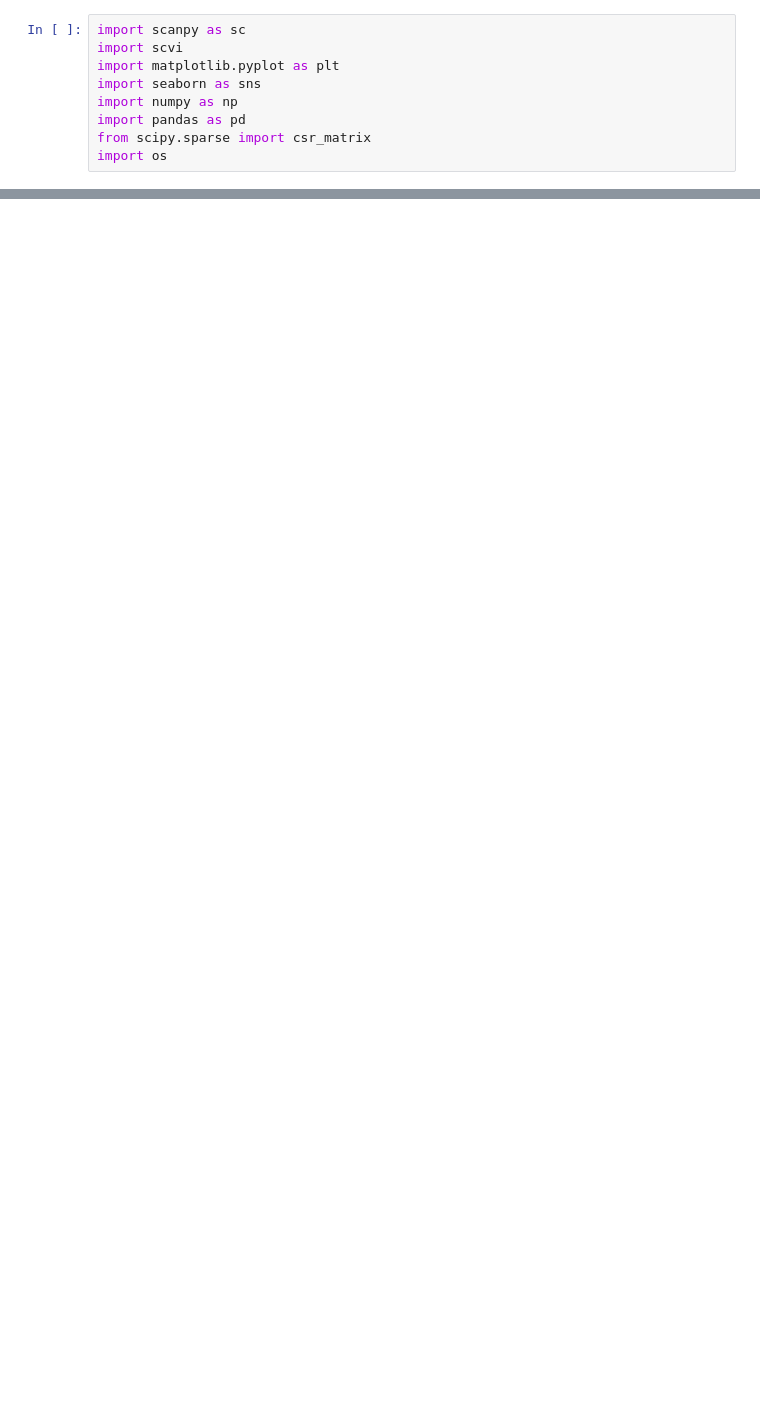
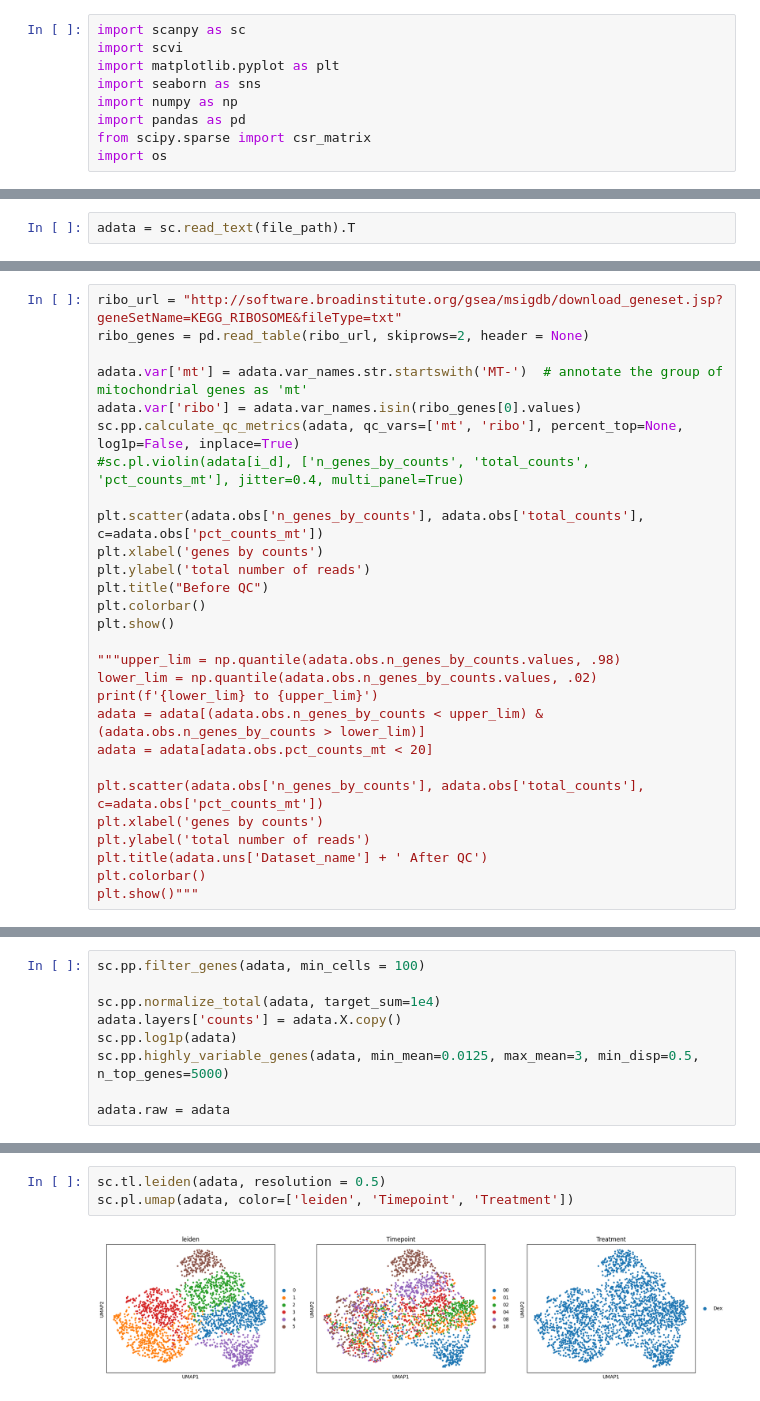
Before and after one commit to Formanj-0/UpDown_Project, a Jupyter notebook: WorkSpace/DEX_DATA4SSIT.ipynb, the cells around one changed output, grey strips where cells are left out. Saved outputs shown, nothing was run; the diff lists cells and outputs as text; blank space fills up the shorter version.

```diff
--- a/WorkSpace/DEX_DATA4SSIT.ipynb
+++ b/WorkSpace/DEX_DATA4SSIT.ipynb
@@ -11,0 +23,2 @@ import os
+# %%
+adata = sc.read_text(file_path).T
@@ -11,0 +47,28 @@ import os
+# %%
+ribo_url = "http://software.broadinstitute.org/gsea/msigdb/download_geneset.jsp?geneSetName=KEGG_RIBOSOME&fileType=txt"
+ribo_genes = pd.read_table(ribo_url, skiprows=2, header = None)
+
+adata.var['mt'] = adata.var_names.str.startswith('MT-')  # annotate the group of mitochondrial genes as 'mt'
+adata.var['ribo'] = adata.var_names.isin(ribo_genes[0].values)
+sc.pp.calculate_qc_metrics(adata, qc_vars=['mt', 'ribo'], percent_top=None, log1p=False, inplace=True)
+#sc.pl.violin(adata[i_d], ['n_genes_by_counts', 'total_counts', 'pct_counts_mt'], jitter=0.4, multi_panel=True)
+
+plt.scatter(adata.obs['n_genes_by_counts'], adata.obs['total_counts'], c=adata.obs['pct_counts_mt'])
+plt.xlabel('genes by counts')
+plt.ylabel('total number of reads')
+plt.title("Before QC")
+plt.colorbar()
+plt.show()
+
+"""upper_lim = np.quantile(adata.obs.n_genes_by_counts.values, .98)
+lower_lim = np.quantile(adata.obs.n_genes_by_counts.values, .02)
+print(f'{lower_lim} to {upper_lim}')
+adata = adata[(adata.obs.n_genes_by_counts < upper_lim) & (adata.obs.n_genes_by_counts > lower_lim)]
+adata = adata[adata.obs.pct_counts_mt < 20]
+
+plt.scatter(adata.obs['n_genes_by_counts'], adata.obs['total_counts'], c=adata.obs['pct_counts_mt'])
+plt.xlabel('genes by counts')
+plt.ylabel('total number of reads')
+plt.title(adata.uns['Dataset_name'] + ' After QC')
+plt.colorbar()
+plt.show()"""
@@ -11,0 +78,9 @@ import os
+# %%
+sc.pp.filter_genes(adata, min_cells = 100)
+
+sc.pp.normalize_total(adata, target_sum=1e4)
+adata.layers['counts'] = adata.X.copy()
+sc.pp.log1p(adata)
+sc.pp.highly_variable_genes(adata, min_mean=0.0125, max_mean=3, min_disp=0.5, n_top_genes=5000)
+
+adata.raw = adata
@@ -11,0 +102,5 @@ import os
+# %%
+sc.tl.leiden(adata, resolution = 0.5)
+sc.pl.umap(adata, color=['leiden', 'Timepoint', 'Treatment'])
+# %% [output]
+[figure, added]
```
Also changed, not shown: parts of 22 cells of this notebook, 1 other file.
